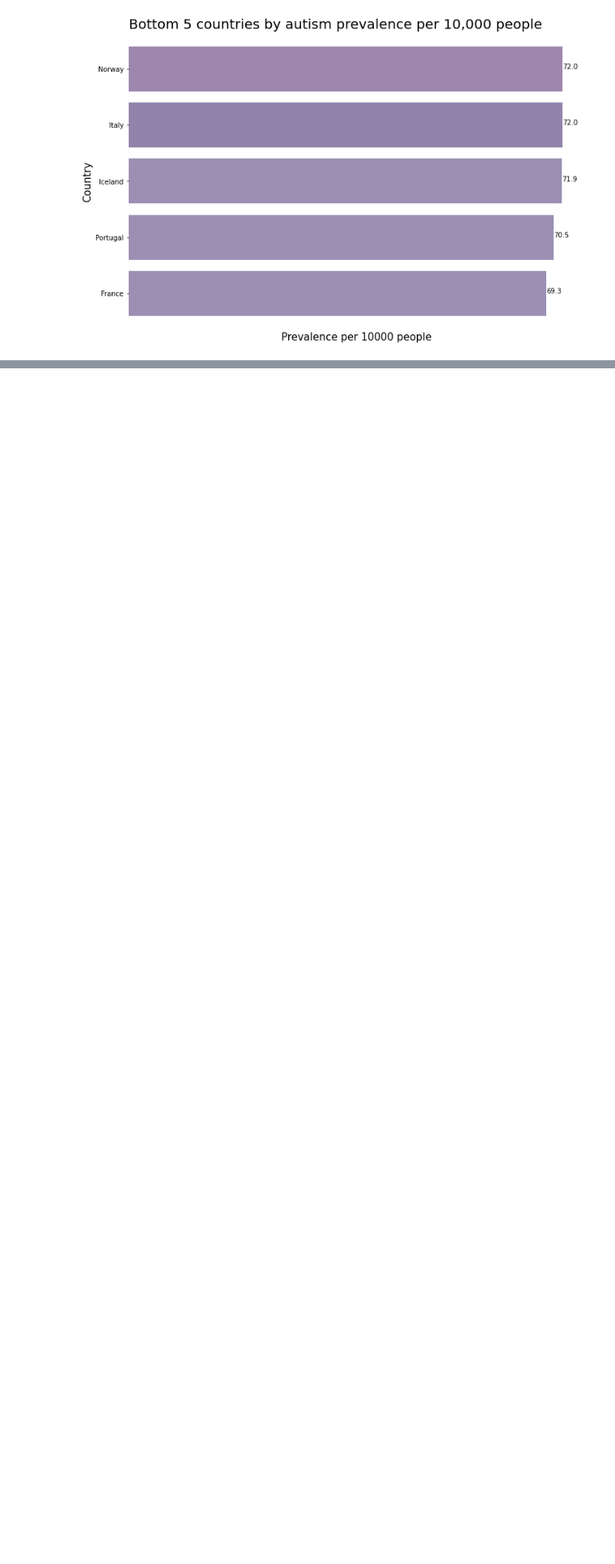
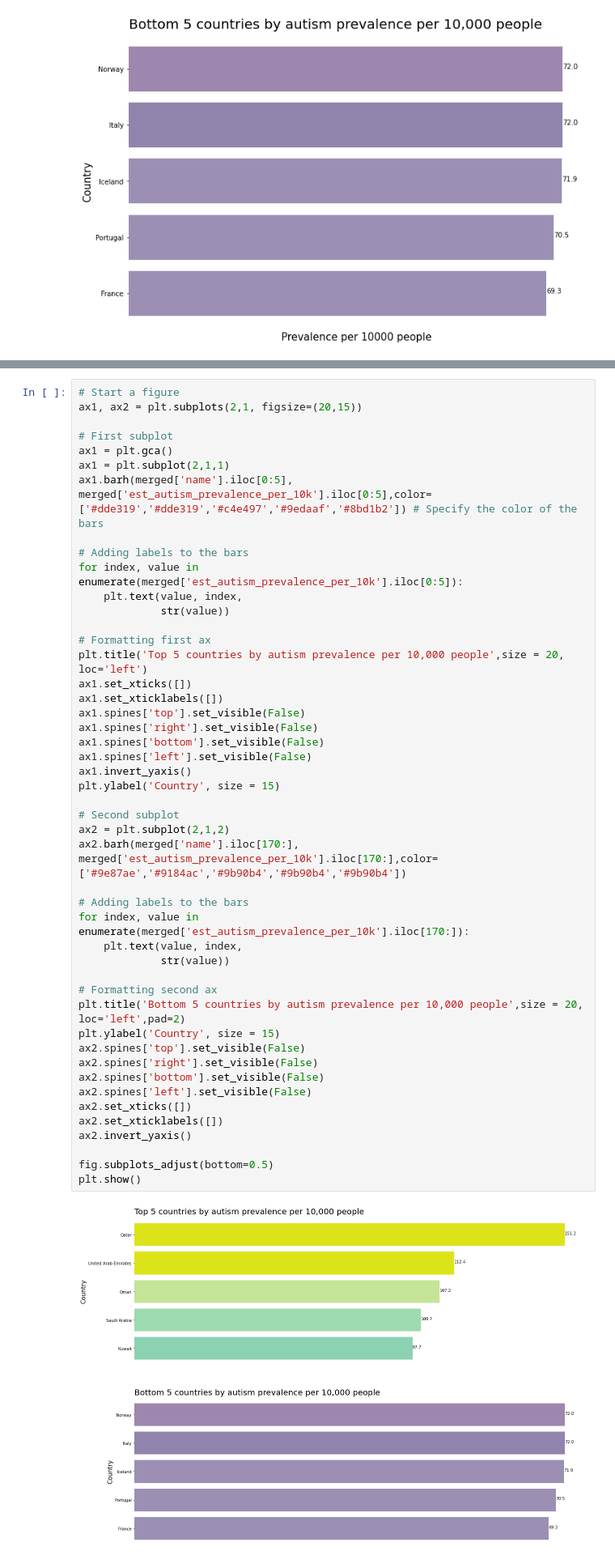
Before and after one commit to ADWilk19/autism_employment, a Jupyter notebook: notebooks/world_autism_prevalence_map_notes.ipynb, the cells around one changed output, grey strips where cells are left out. Shown at 81% size. Cells and saved outputs as stored; diff of their text form; blank space fills up the shorter version.

```diff
--- a/notebooks/world_autism_prevalence_map_notes.ipynb
+++ b/notebooks/world_autism_prevalence_map_notes.ipynb
@@ -271,0 +224,49 @@ plt.show()
+# %%
+# Start a figure
+ax1, ax2 = plt.subplots(2,1, figsize=(20,15))
+
+# First subplot
+ax1 = plt.gca()
+ax1 = plt.subplot(2,1,1)
+ax1.barh(merged['name'].iloc[0:5], merged['est_autism_prevalence_per_10k'].iloc[0:5],color=['#dde319','#dde319','#c4e497','#9edaaf','#8bd1b2']) # Specify the color of the bars
+
+# Adding labels to the bars
+for index, value in enumerate(merged['est_autism_prevalence_per_10k'].iloc[0:5]):
+    plt.text(value, index,
+             str(value))
+
+# Formatting first ax
+plt.title('Top 5 countries by autism prevalence per 10,000 people',size = 20, loc='left')
+ax1.set_xticks([])
+ax1.set_xticklabels([])
+ax1.spines['top'].set_visible(False)
+ax1.spines['right'].set_visible(False)
+ax1.spines['bottom'].set_visible(False)
+ax1.spines['left'].set_visible(False)
+ax1.invert_yaxis()
+plt.ylabel('Country', size = 15)
+
+# Second subplot
+ax2 = plt.subplot(2,1,2)
+ax2.barh(merged['name'].iloc[170:], merged['est_autism_prevalence_per_10k'].iloc[170:],color=['#9e87ae','#9184ac','#9b90b4','#9b90b4','#9b90b4'])
+
+# Adding labels to the bars
+for index, value in enumerate(merged['est_autism_prevalence_per_10k'].iloc[170:]):
+    plt.text(value, index,
+             str(value))
+
+# Formatting second ax
+plt.title('Bottom 5 countries by autism prevalence per 10,000 people',size = 20, loc='left',pad=2)
+plt.ylabel('Country', size = 15)
+ax2.spines['top'].set_visible(False)
+ax2.spines['right'].set_visible(False)
+ax2.spines['bottom'].set_visible(False)
+ax2.spines['left'].set_visible(False)
+ax2.set_xticks([])
+ax2.set_xticklabels([])
+ax2.invert_yaxis()
+
+fig.subplots_adjust(bottom=0.5)
+plt.show()
+# %% [output]
+[figure, added]
```
Also changed, not shown: parts of 14 cells of this notebook, 1 other file.
